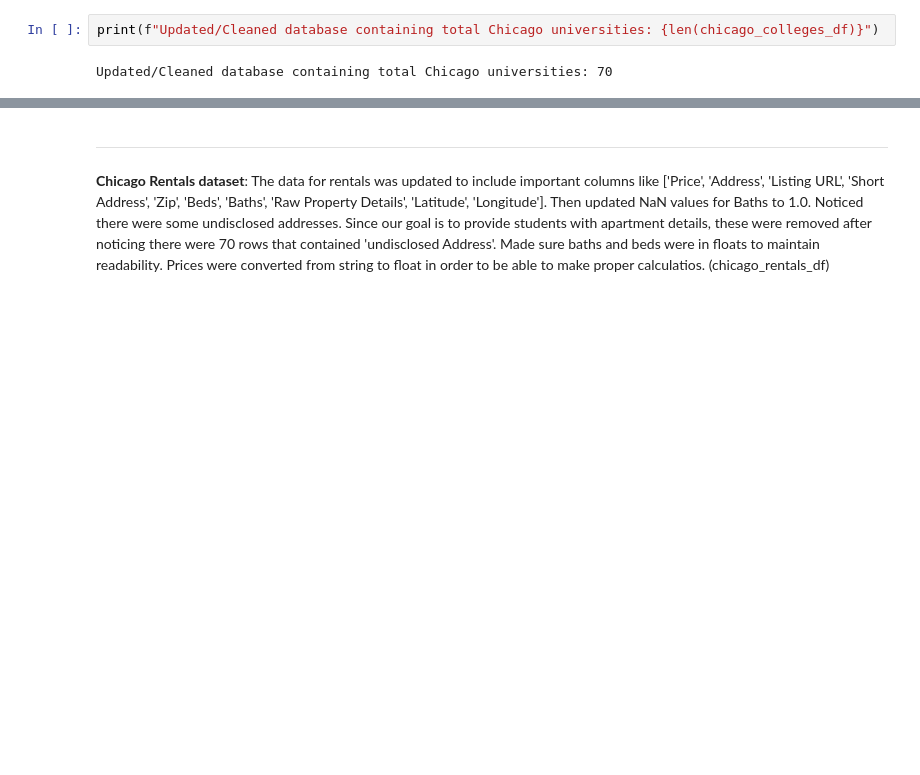
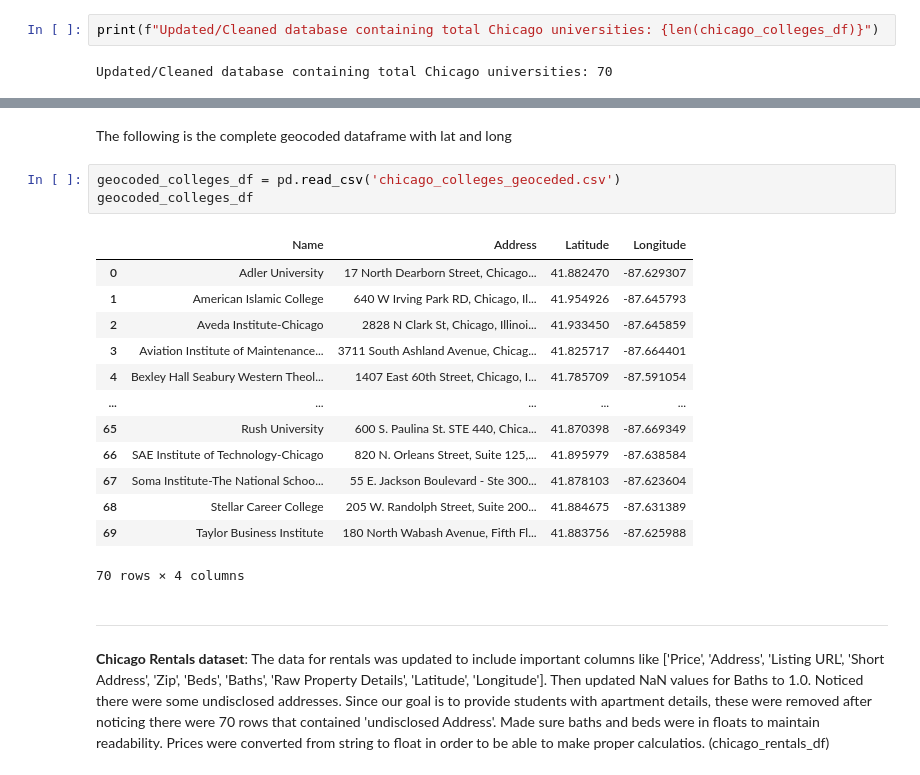
Before and after one commit to cmart71/Student_Housing_Matchmaker, a Jupyter notebook: Progress_Report.ipynb, the cells around one changed output, grey strips where cells are left out. Drawn from its saved outputs; the diff is of its cells as text; blank space fills up the shorter version.

```diff
--- a/Progress_Report.ipynb
+++ b/Progress_Report.ipynb
@@ -69,3 +124,22 @@ Updated/Cleaned database containing total Chicago universities: 70
+# %% [markdown]
+The following is the complete geocoded dataframe with lat and long
+# %%
+geocoded_colleges_df = pd.read_csv('chicago_colleges_geoceded.csv')
+geocoded_colleges_df
+# %% [output]
+|  | Name | Address | Latitude | Longitude |
+| 0 | Adler University | 17 North Dearborn Street, Chicago... | 41.882470 | -87.629307 |
+| 1 | American Islamic College | 640 W Irving Park RD, Chicago, Il... | 41.954926 | -87.645793 |
+| 2 | Aveda Institute-Chicago | 2828 N Clark St, Chicago, Illinoi... | 41.933450 | -87.645859 |
+| 3 | Aviation Institute of Maintenance... | 3711 South Ashland Avenue, Chicag... | 41.825717 | -87.664401 |
+| 4 | Bexley Hall Seabury Western Theol... | 1407 East 60th Street, Chicago, I... | 41.785709 | -87.591054 |
+| ... | ... | ... | ... | ... |
+| 65 | Rush University | 600 S. Paulina St. STE 440, Chica... | 41.870398 | -87.669349 |
+| 66 | SAE Institute of Technology-Chicago | 820 N. Orleans Street, Suite 125,... | 41.895979 | -87.638584 |
+| 67 | Soma Institute-The National Schoo... | 55 E. Jackson Boulevard - Ste 300... | 41.878103 | -87.623604 |
+| 68 | Stellar Career College | 205 W. Randolph Street, Suite 200... | 41.884675 | -87.631389 |
+| 69 | Taylor Business Institute | 180 North Wabash Avenue, Fifth Fl... | 41.883756 | -87.625988 |
+70 rows × 4 columns
 # %% [markdown]
 ********************************************************************************************************************************************************
 **Chicago Rentals dataset**: The data for rentals was updated to include important columns like ['Price', 'Address', 'Listing URL', 'Short Address', 'Zip', 'Beds', 'Baths', 'Raw Property Details', 'Latitude', 'Longitude']. Then updated NaN values for Baths to 1.0. Noticed there were some undisclosed addresses. Since our goal is to provide students with apartment details, these were removed after noticing there were 70 rows that contained 'undisclosed Address'. Made sure baths and beds were in floats to maintain readability. Prices were converted from string to float in order to be able to make proper calculatios. (chicago_rentals_df)
```
Also changed, not shown: parts of 20 cells of this notebook.
